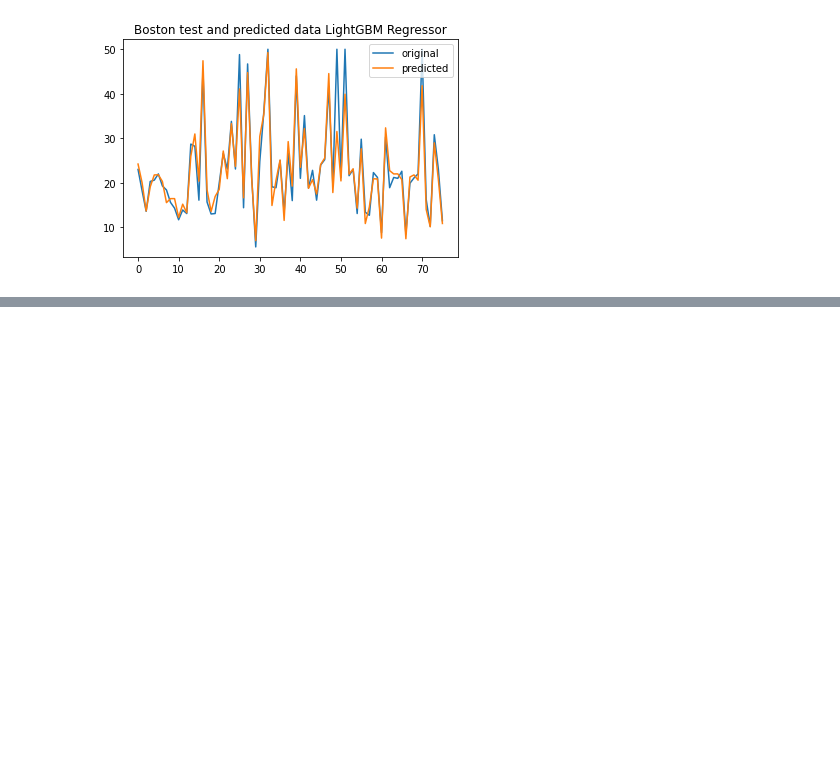
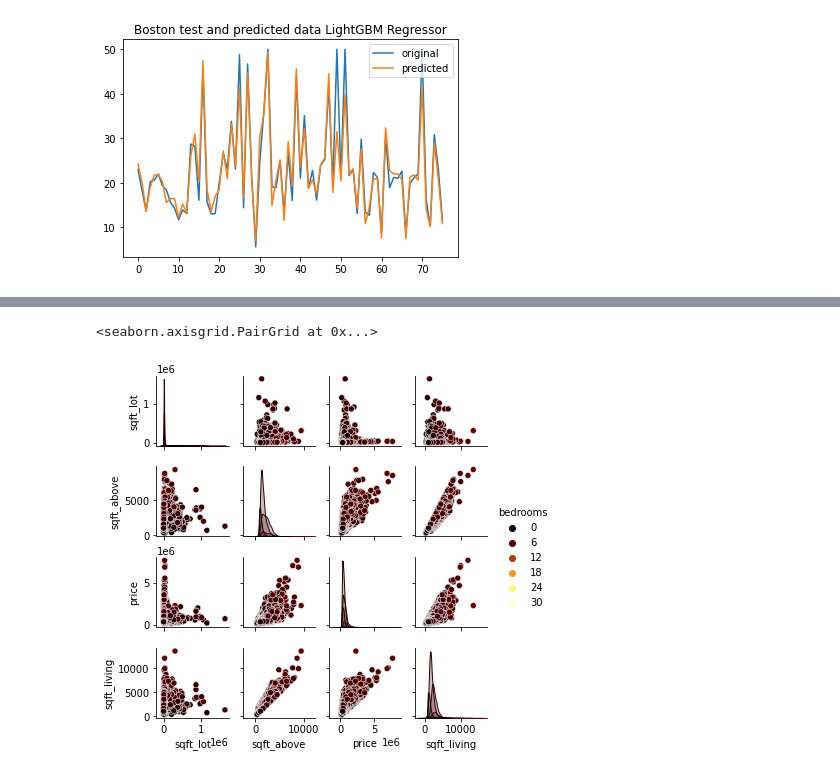
Before and after one commit to austinwilson1224/SJSU, a Jupyter notebook: 255/gradient-boost/boost.ipynb, the cells around one changed output, grey strips where cells are left out. Drawn from its saved outputs; the diff is of its cells as text; code cells hidden in the pictures; blank space fills up the shorter version.

```diff
--- a/255/gradient-boost/boost.ipynb
+++ b/255/gradient-boost/boost.ipynb
@@ -272,0 +299,3 @@ plt.show()
+# %%
+house = pd.read_csv("kc_house_data.csv")
+house.head()
@@ -272,0 +350,7 @@ plt.show()
+# %%
+house = house.drop(['id', 'date'],axis=1)
+# %%
+sns.pairplot(house[['sqft_lot','sqft_above','price','sqft_living','bedrooms']], hue='bedrooms', palette='afmhot',size=1.4)
+# %% [output]
+<seaborn.axisgrid.PairGrid at 0x...>
+[figure, added]
```
Also changed, not shown: parts of 10 cells of this notebook, 4 other files.
